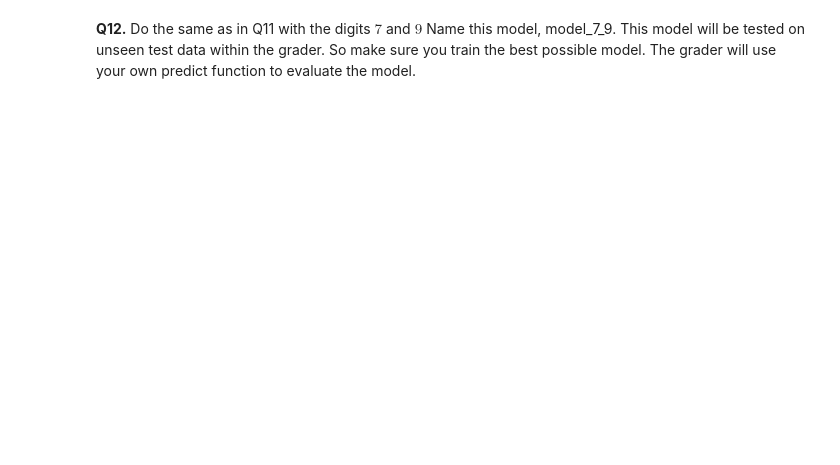
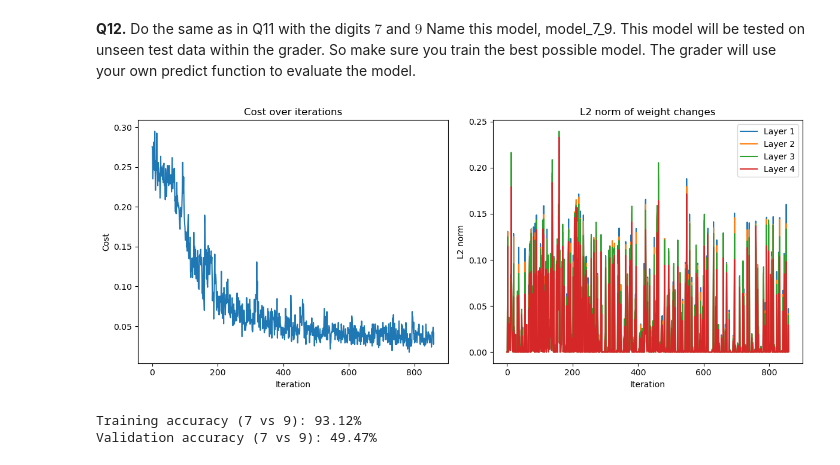
Before and after one commit to NisithDivantha/S7-MA4144-Neural-Networks-and-Fuzzy-Logic, a Jupyter notebook: Project 2/MA4144InClass2(NNet).ipynb, the cells around one changed output. Cells and saved outputs as stored; diff of their text form; code cells hidden in the pictures; blank space fills up the shorter version.

```diff
--- a/Project 2/MA4144InClass2(NNet).ipynb
+++ b/Project 2/MA4144InClass2(NNet).ipynb
@@ -464,8 +464,44 @@ Validation Accuracy: 45.39%
 # %% [markdown]
 **Q12.** Do the same as in Q11 with the digits $7$ and $9$ Name this model, model_7_9. This model will be tested on unseen test data within the grader. So make sure you train the best possible model. The grader will use your own predict function to evaluate the model.
 # %%
-#TODO
+# Extract and organize the training data for digits 7 and 9
+X_7_9, y_7_9 = extract_digits(train_X, train_y, 7, 9)
+train_X_7_9 = vectorize_images(X_7_9)
+train_y_7_9 = np.where(y_7_9 == 7, 0, 1)  # Map 7 to 0 and 9 to 1
 
+Y_train_7_9 = train_y_7_9.reshape(1, -1)
 
+# Split a small part for validation (e.g., 10%) without sklearn
+num_samples_7_9 = train_X_7_9.shape[1]
+val_size_7_9 = int(0.1 * num_samples_7_9)
+indices_7_9 = np.random.permutation(num_samples_7_9)
+val_indices_7_9 = indices_7_9[:val_size_7_9]
+train_indices_7_9 = indices_7_9[val_size_7_9:]
 
-model_7_9 = None
+X_train_7_9 = train_X_7_9[:, train_indices_7_9]
+y_train_7_9 = Y_train_7_9[:, train_indices_7_9]
+X_val_7_9 = train_X_7_9[:, val_indices_7_9]
+y_val_7_9 = Y_train_7_9[:, val_indices_7_9]
+
+# You can tune these hyperparameters as needed
+best_batch_size_7_9 = 256
+best_eta_7_9 = 0.0005
+best_hidden_layers_7_9 = [500, 250, 50]
+
+# Train the model
+model_7_9 = train_NNet(X_train_7_9, y_train_7_9, epochs=20, batch_size=best_batch_size_7_9, eta=best_eta_7_9)
+
+# Optional: Evaluate on training and validation set
+train_pred_7_9 = predict(model_7_9, X_7_9, 7, 9)
+true_labels_7_9 = np.where(train_y_7_9 == 0, 7, 9)
+acc_train_7_9 = accuracy_score(true_labels_7_9, train_pred_7_9)
+print(f"Training accuracy (7 vs 9): {acc_train_7_9 * 100:.2f}%")
+
+val_pred_7_9 = predict(model_7_9, X_val_7_9.reshape(28, 28, -1).transpose(2, 0, 1), 7, 9)
+true_labels_val_7_9 = np.where(y_val_7_9.flatten() == 0, 7, 9)
+acc_val_7_9 = accuracy_score(true_labels_val_7_9, val_pred_7_9)
+print(f"Validation accuracy (7 vs 9): {acc_val_7_9 * 100:.2f}%")
+# %% [output]
+[figure, added]
+Training accuracy (7 vs 9): 93.12%
+Validation accuracy (7 vs 9): 49.47%
```
Also changed, not shown: parts of 4 cells of this notebook.
